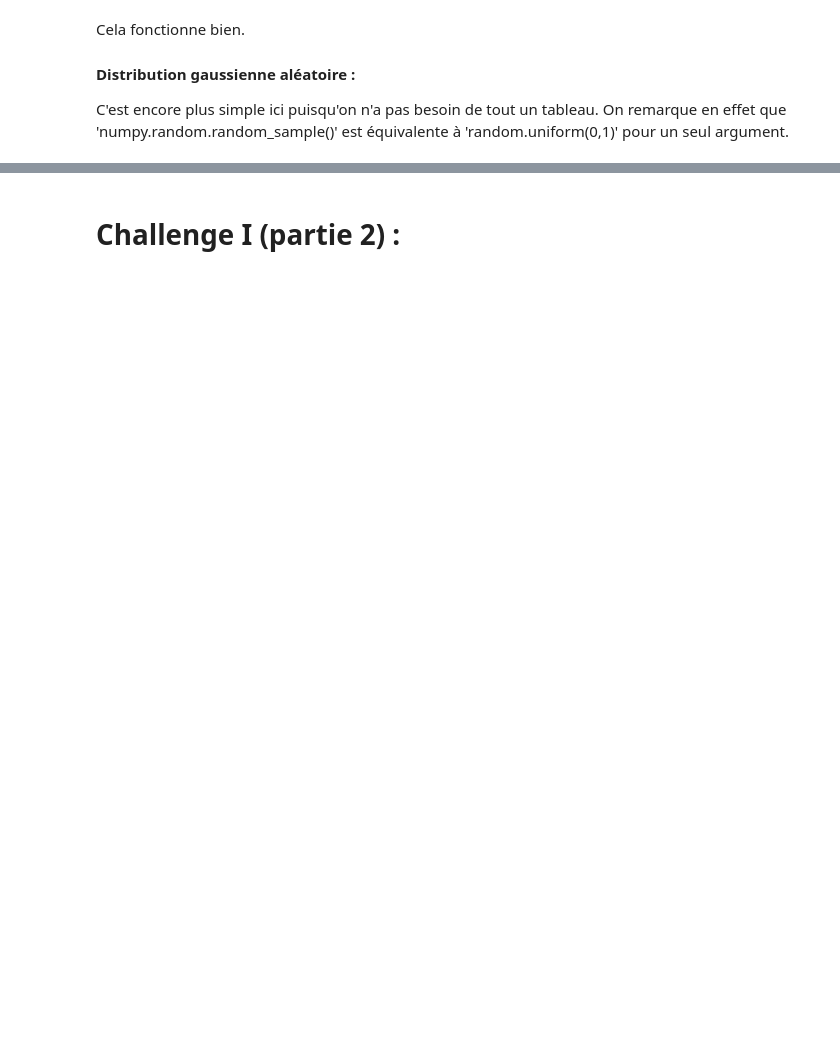
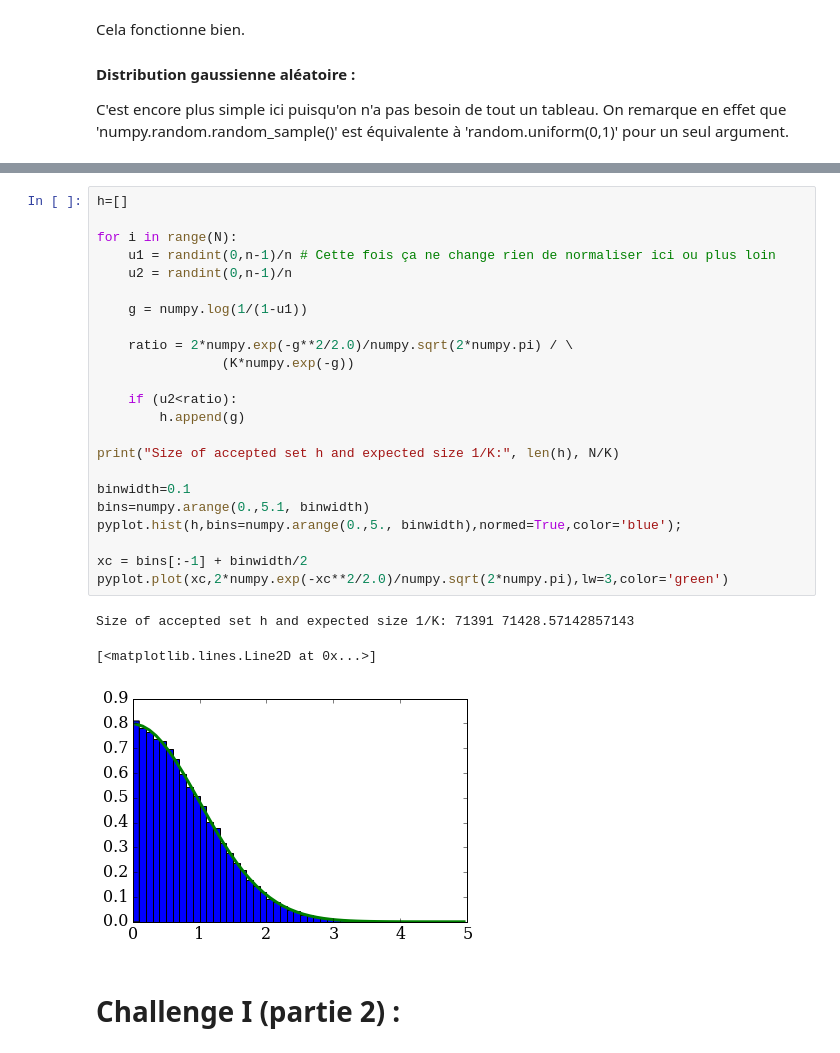
Before and after one commit to Regaban/numerical-mooc, a Jupyter notebook: working/Module 6 - THE LAST ONE.ipynb, the cells around one changed output, grey strips where cells are left out. Drawn from its saved outputs; the diff is of its cells as text; blank space fills up the shorter version.

```diff
--- a/working/Module 6 - THE LAST ONE.ipynb
+++ b/working/Module 6 - THE LAST ONE.ipynb
@@ -141,3 +174,30 @@ On obtient bien une gaussienne similaire, ainsi que des valeurs similaires de la
+# %%
+h=[]
+
+for i in range(N):
+    u1 = randint(0,n-1)/n # Cette fois ça ne change rien de normaliser ici ou plus loin
+    u2 = randint(0,n-1)/n
+
+    g = numpy.log(1/(1-u1))
+
+    ratio = 2*numpy.exp(-g**2/2.0)/numpy.sqrt(2*numpy.pi) / \
+                (K*numpy.exp(-g))
+
+    if (u2<ratio):
+        h.append(g)
+
+print("Size of accepted set h and expected size 1/K:", len(h), N/K)
+
+binwidth=0.1
+bins=numpy.arange(0.,5.1, binwidth)
+pyplot.hist(h,bins=numpy.arange(0.,5., binwidth),normed=True,color='blue');
+
+xc = bins[:-1] + binwidth/2
+pyplot.plot(xc,2*numpy.exp(-xc**2/2.0)/numpy.sqrt(2*numpy.pi),lw=3,color='green')
+# %% [output]
+Size of accepted set h and expected size 1/K: 71391 71428.57142857143
+[<matplotlib.lines.Line2D at 0x...>]
+[figure, added]
 # %% [markdown]
 # Challenge I (partie 2) :
 # %% [markdown]
```
Also changed, not shown: parts of 24 cells of this notebook.
